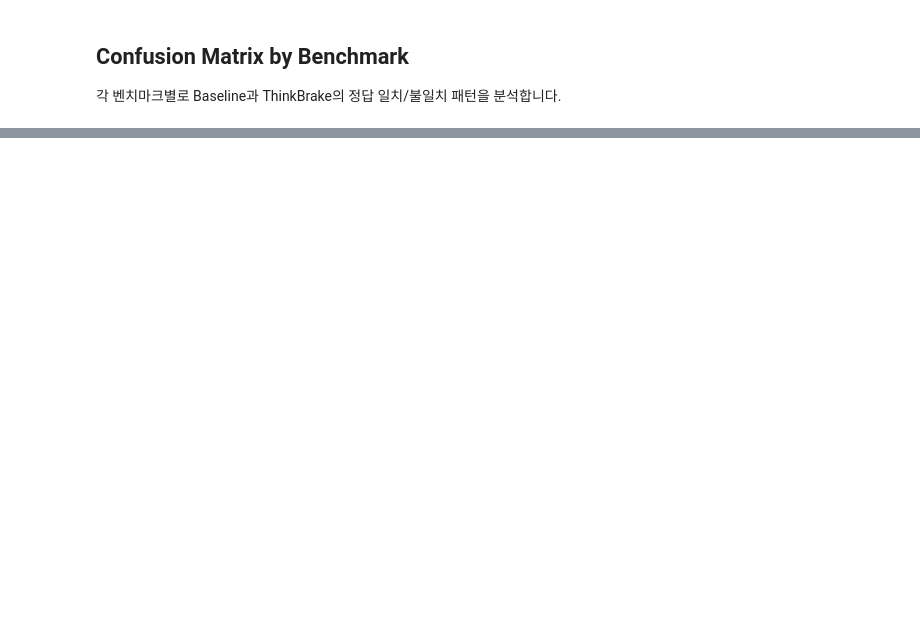
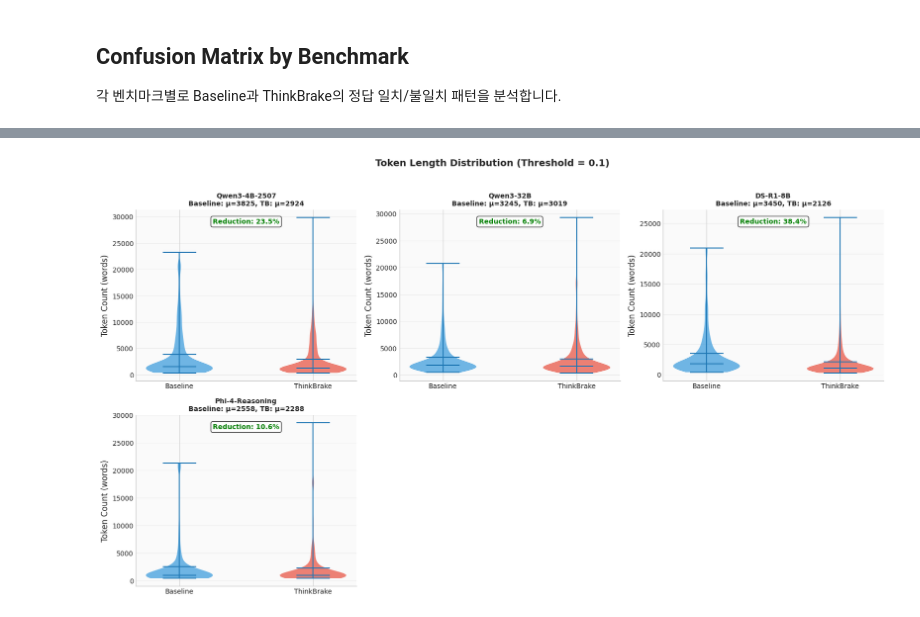
Before and after one commit to ssangjun706/ThinkBrake, a Jupyter notebook: notebook/analysis.ipynb, the cells around one changed output, grey strips where cells are left out. Saved outputs shown, nothing was run; the diff lists cells and outputs as text; code cells hidden in the pictures; blank space fills up the shorter version.

```diff
--- a/notebook/analysis.ipynb
+++ b/notebook/analysis.ipynb
@@ -961,0 +1152,88 @@ for model_dir, benchmarks_data in detailed_results.items():
+# %%
+def get_token_lengths(results):
+    """Extract token lengths from results"""
+    lengths = []
+    for r in results:
+        if "response" in r:
+            # Approximate token count (actual tokenization may vary)
+            lengths.append(r["token_length"])
+    return lengths
+
+# Collect token length data
+token_data = []
+
+for model_dir, benchmarks_data in detailed_results.items():
+    display_name = short_names.get(model_name_map.get(model_dir, model_dir), model_dir)
+
+    for benchmark, data in benchmarks_data.items():
+        if not data["rollout"] or not data["thinkbrake"]:
+            continue
+
+        for r in data["rollout"]:
+            if "response" in r:
+                token_data.append({
+                    "model": display_name,
+                    "benchmark": benchmark,
+                    "method": "Baseline",
+                    "tokens": r["token_length"],
+                    "correct": evaluate_item(r, benchmark in ["gpqa-diamond", "mmlu-redux"])
+                })
+
+        for r in data["thinkbrake"]:
+            if "response" in r:
+                token_data.append({
+                    "model": display_name,
+                    "benchmark": benchmark,
+                    "method": f"ThinkBrake (t={BEST_THRESHOLD})",
+                    "tokens": r["token_length"],
+                    "correct": evaluate_item(r, benchmark in ["gpqa-diamond", "mmlu-redux"])
+                })
+
+df_tokens = pd.DataFrame(token_data)
+
+n_models = len(df_tokens["model"].unique())
+fig, axes = create_dynamic_subplots(n_models, max_cols=3)
+
+for idx, model in enumerate(df_tokens["model"].unique()):
+    ax = axes[idx]
+    model_data = df_tokens[df_tokens["model"] == model]
+
+    parts = ax.violinplot(
+        [model_data[model_data["method"] == "Baseline"]["tokens"],
+         model_data[model_data["method"] == f"ThinkBrake (t={BEST_THRESHOLD})"]["tokens"]],
+        positions=[0, 1],
+        showmeans=True,
+        showmedians=True,
+    )
+
+    # Color the violins
+    colors = ["#3498DB", "#E74C3C"]
+    for pc, color in zip(parts['bodies'], colors):
+        pc.set_facecolor(color)
+        pc.set_alpha(0.7)
+
+    # Add statistics
+    baseline_tokens = model_data[model_data["method"] == "Baseline"]["tokens"]
+    tb_tokens = model_data[model_data["method"] == f"ThinkBrake (t={BEST_THRESHOLD})"]["tokens"]
+
+    ax.set_xticks([0, 1])
+    ax.set_xticklabels(["Baseline", "ThinkBrake"])
+    ax.set_ylabel("Token Count (words)")
+    ax.set_title(f"{model}\nBaseline: μ={baseline_tokens.mean():.0f}, TB: μ={tb_tokens.mean():.0f}",
+                 fontsize=10, fontweight="bold")
+    ax.grid(True, alpha=0.3, axis="y")
+    ax.set_facecolor("#FAFAFA")
+
+    # Add reduction percentage
+    reduction = (1 - tb_tokens.mean() / baseline_tokens.mean()) * 100
+    ax.text(0.5, 0.95, f"Reduction: {reduction:.1f}%",
+            transform=ax.transAxes, ha="center", va="top",
+            fontsize=10, color="green" if reduction > 0 else "red",
+            fontweight="bold", bbox=dict(boxstyle="round", facecolor="white", alpha=0.8))
+
+plt.suptitle(f"Token Length Distribution (Threshold = {BEST_THRESHOLD})",
+             fontsize=14, fontweight="bold", y=1.02)
+plt.tight_layout()
+plt.show()
+# %% [output]
+[figure, added]
```
Also changed, not shown: parts of 19 cells of this notebook, 2 other files.
